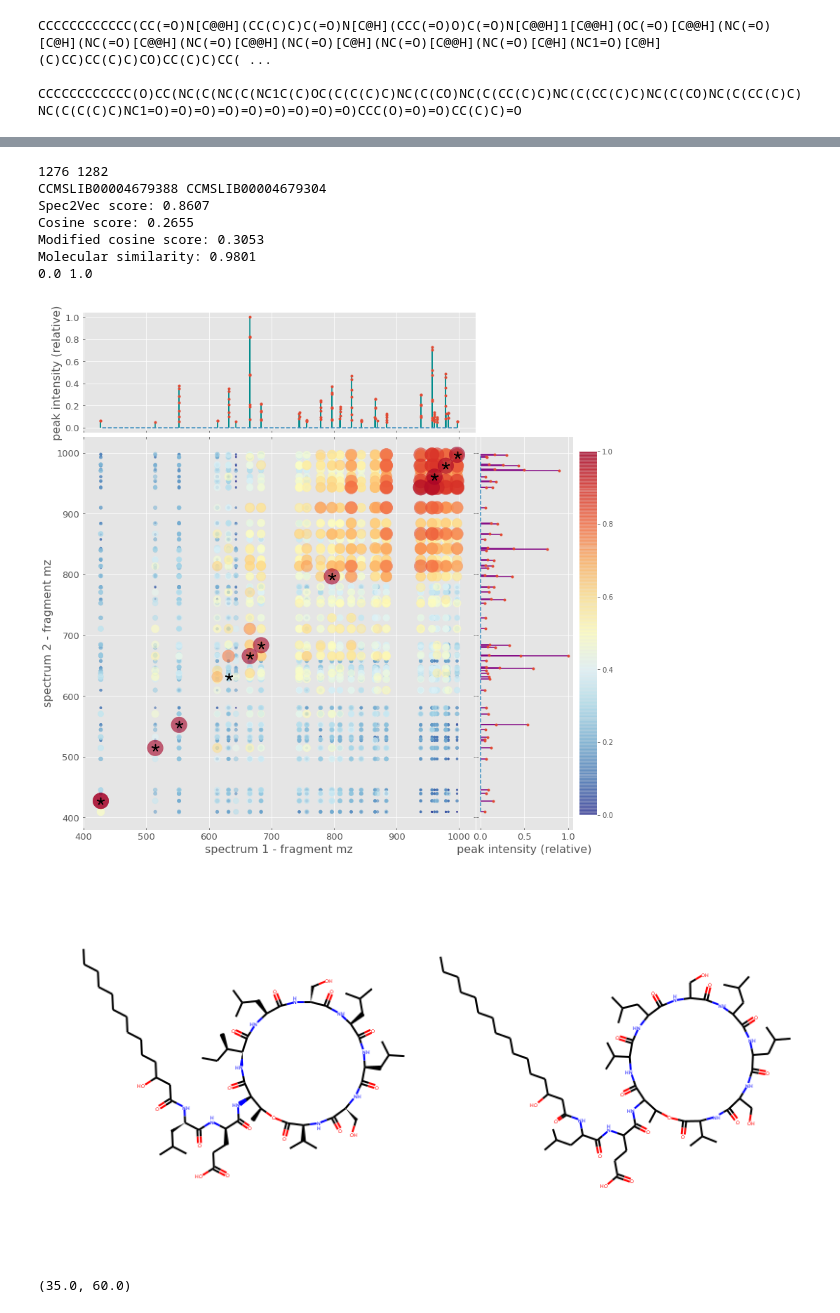
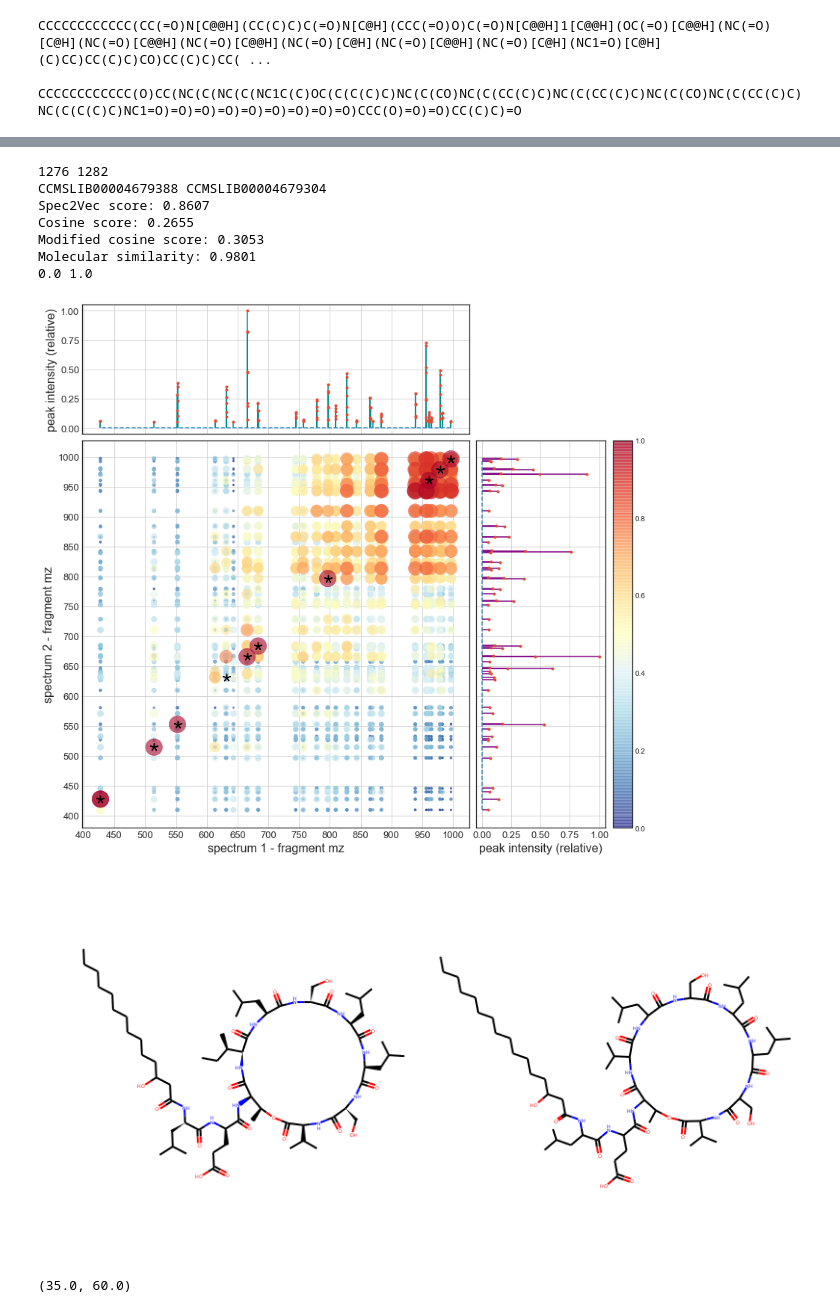
Before and after one commit to iomega/spec2vec_gnps_data_analysis, a Jupyter notebook: notebooks/iomega-in-depths-spectrum-comparions.ipynb, the cells around one changed output, grey strips where cells are left out. Saved outputs shown, nothing was run; the diff lists cells and outputs as text; code cells hidden in the pictures.

```diff
--- a/notebooks/iomega-in-depths-spectrum-comparions.ipynb
+++ b/notebooks/iomega-in-depths-spectrum-comparions.ipynb
@@ -219,35 +471,35 @@ ID2 = 1282
 print(ID1, ID2)
 print(spectrums_postprocessed[ID1].get("spectrumid"), spectrums_postprocessed[ID2].get("spectrumid"))
 print("Spec2Vec score: {:.4}".format(matrix_similarities_spec2vec[ID1, ID2]))
 print("Cosine score: {:.4}".format(matrix_similarities_cosine[ID1, ID2]))
 print("Modified cosine score: {:.4}".format(matrix_similarities_mod_cosine[ID1, ID2]))
 print("Molecular similarity: {:.4}".format(matrix_similarities_fingerprint_daylight[ID1, ID2]))
 
 csim = plot_spectra_comparison(spectrums_postprocessed[ID1], spectrums_postprocessed[ID2],
                                 model,
                                 intensity_weighting_power=0.5,
                                 num_decimals=2,
                                 min_mz=400,
                                 max_mz=1000,
                                 intensity_threshold=0.05,
                                 method="cosine",#"modcos", #
                                 tolerance=0.005,
                                 wordsim_cutoff=0.05,
                                 circle_size=5,
                                 circle_scaling='wordsim',
                                 padding=30,
                                 display_molecules=True,
                                 figsize=(12, 12),
-                                filename="example_1276_1282_300-1000.pdf")#None)#
+                                filename="example_1276_1282_300-1000_new.svg")#None)#
 # %% [output]
 1276 1282
 CCMSLIB00004679388 CCMSLIB00004679304
 Spec2Vec score: 0.8607
 Cosine score: 0.2655
 Modified cosine score: 0.3053
 Molecular similarity: 0.9801
 0.0 1.0
-[figure, old version]
+[figure, new version]
 [figure]
 # %%
 matrix_matches_cosine[1276, 1282], matrix_matches_mod_cosine[1276, 1282]
```
Also changed, not shown: parts of 10 cells of this notebook, 2 other files.
